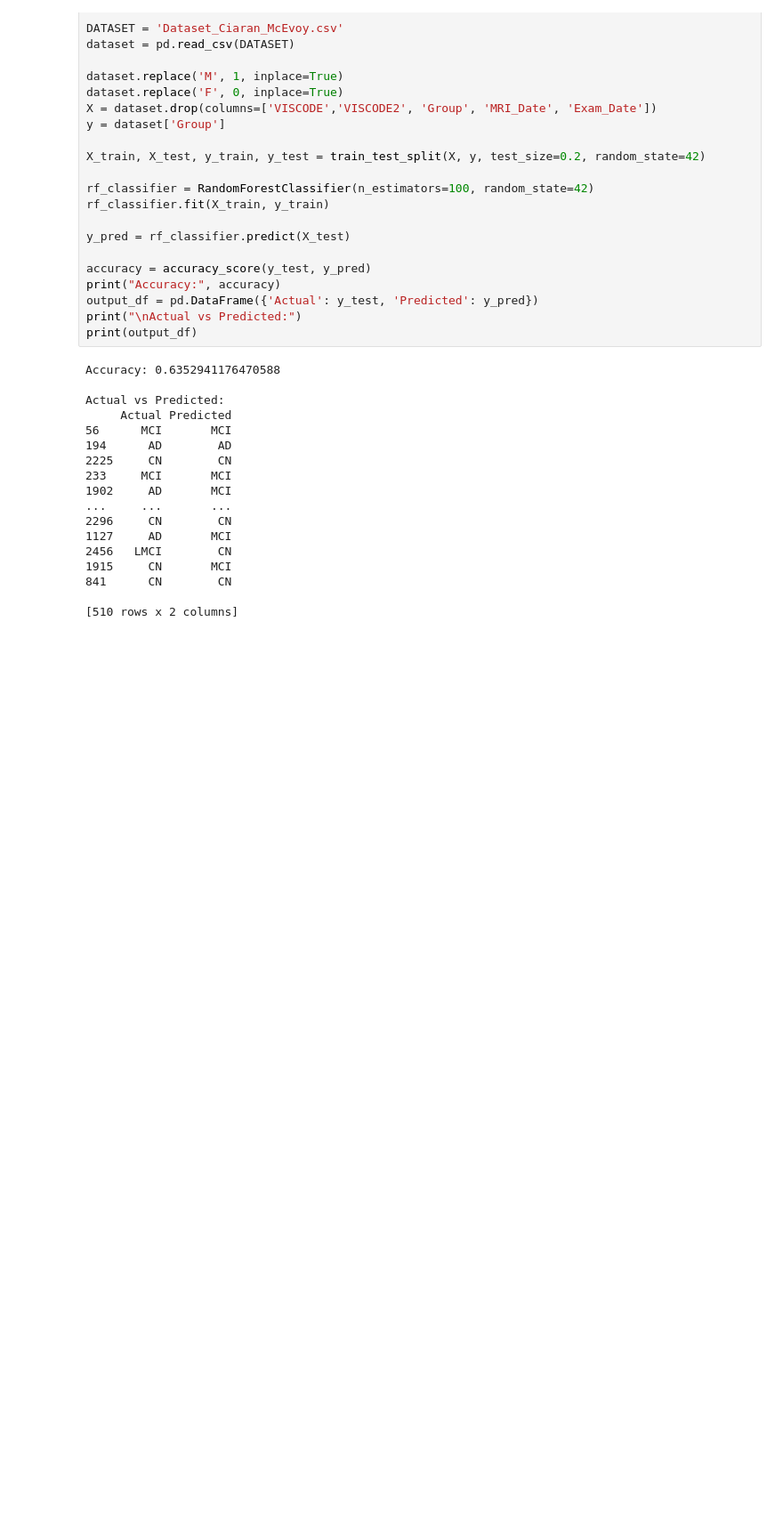
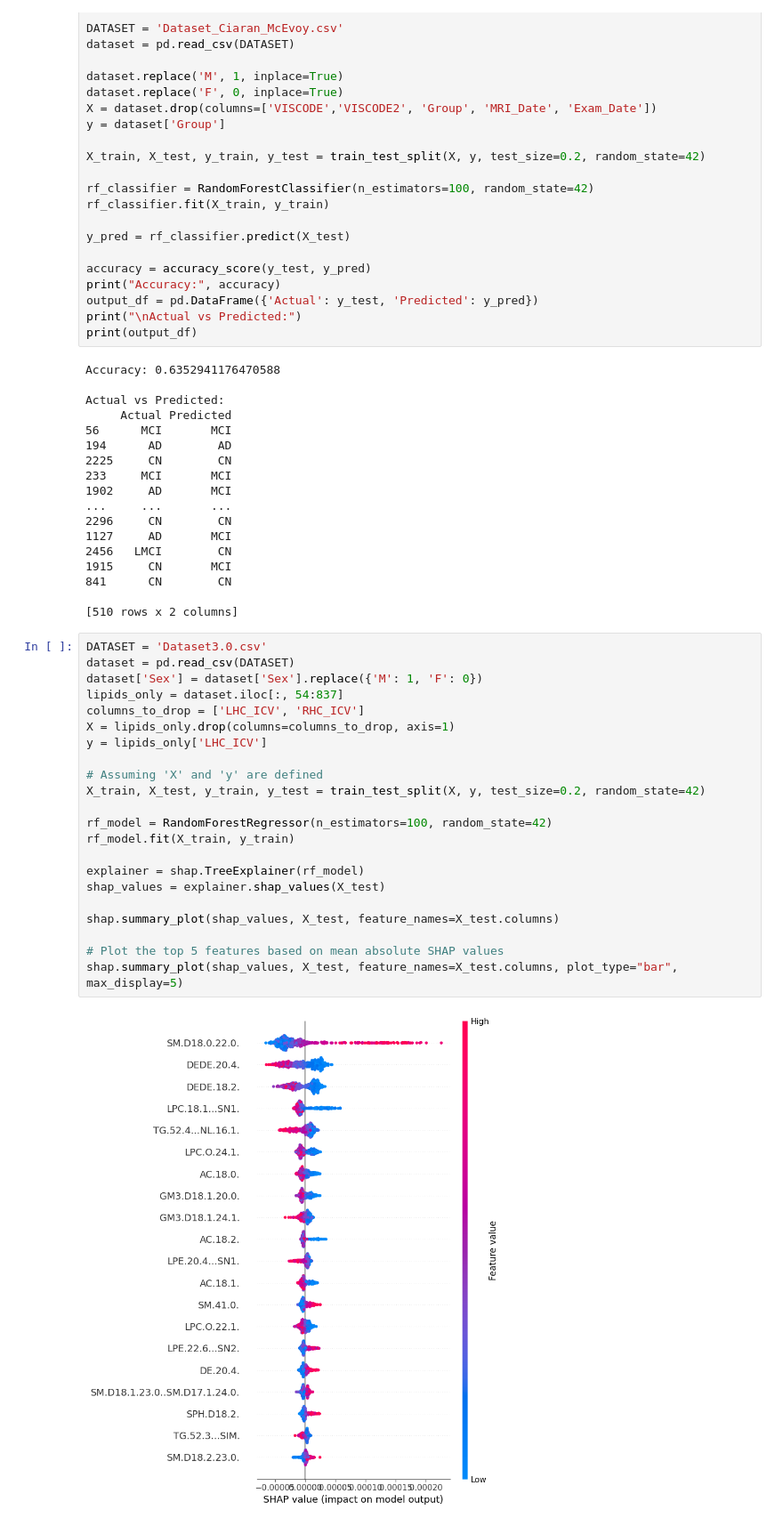
Before and after one commit to ciaranmcevoy07/Tese_Ciaran_McEvoy, a Jupyter notebook: RF_noFS.ipynb, the cells around one changed output. Shown at 89% size. Drawn from its saved outputs; the diff is of its cells as text; blank space fills up the shorter version.

```diff
--- a/RF_noFS.ipynb
+++ b/RF_noFS.ipynb
@@ -111,3 +112,27 @@ Actual vs Predicted:
 841      CN        CN
 
 [510 rows x 2 columns]
+# %%
+DATASET = 'Dataset3.0.csv'
+dataset = pd.read_csv(DATASET)
+dataset['Sex'] = dataset['Sex'].replace({'M': 1, 'F': 0})
+lipids_only = dataset.iloc[:, 54:837]
+columns_to_drop = ['LHC_ICV', 'RHC_ICV']
+X = lipids_only.drop(columns=columns_to_drop, axis=1)
+y = lipids_only['LHC_ICV']
+
+# Assuming 'X' and 'y' are defined
+X_train, X_test, y_train, y_test = train_test_split(X, y, test_size=0.2, random_state=42)
+
+rf_model = RandomForestRegressor(n_estimators=100, random_state=42)
+rf_model.fit(X_train, y_train)
+
+explainer = shap.TreeExplainer(rf_model)
+shap_values = explainer.shap_values(X_test)
+
+shap.summary_plot(shap_values, X_test, feature_names=X_test.columns)
+
+# Plot the top 5 features based on mean absolute SHAP values
+shap.summary_plot(shap_values, X_test, feature_names=X_test.columns, plot_type="bar", max_display=5)
+# %% [output]
+[figure, added]
```
Also changed, not shown: parts of 3 cells of this notebook, 8 other files.
